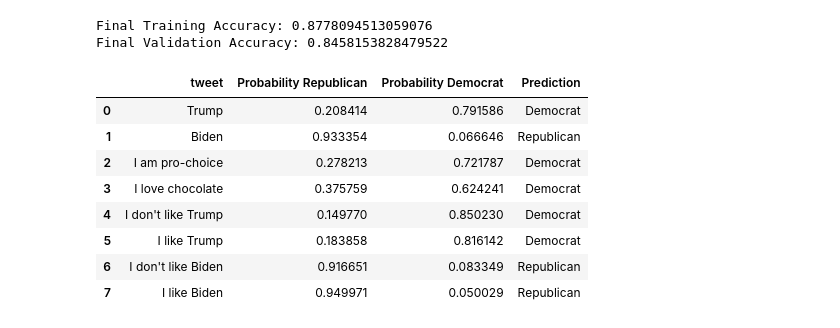
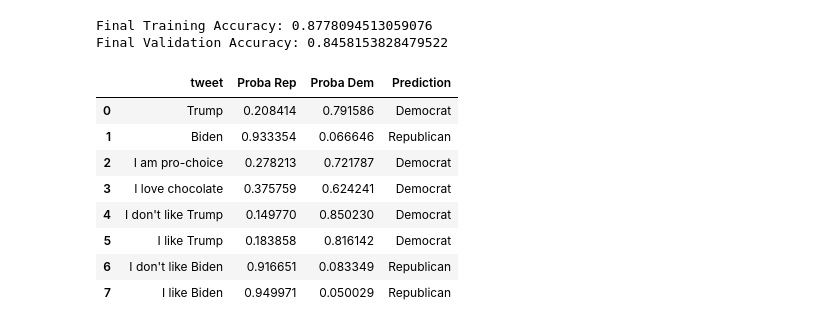
Before and after one commit to Julie048/Predicting-Republican-Democrat-Tweets, a Jupyter notebook: Main_model.ipynb, the cells around one changed output. Cells and saved outputs as stored; diff of their text form; code cells hidden in the pictures.

```diff
--- a/Main_model.ipynb
+++ b/Main_model.ipynb
@@ -541,28 +541,28 @@ Final Validation Accuracy: 0.8458153828479522
 # %%
 #Qualitative result for the report, we test the prediction that the model makes for simple poltical or neutral words
 best_model = PoliticalClassifier("best")
 model_path = get_model_name("model5", batch_size=128, learning_rate=0.00002, hidden_dim=80, embedding_dim=80, dropout_prob=0.5, epoch=39)
 state = torch.load(model_path)
 best_model.load_state_dict(state)
 
 test_tweets = ["Trump", "Biden", "I am pro-choice", "I love chocolate", "I don't like Trump", "I like Trump","I don't like Biden", "I like Biden"]
 
 test_df = pd.DataFrame(test_tweets, columns=["tweet"])
 test_tweet_encoded = torch.tensor([encode_text(text) for text in test_df["tweet"]], dtype=torch.long)
 
 best_model.eval()
 with torch.no_grad():
     logits = best_model(test_tweet_encoded)
     probability = F.softmax(logits, dim=1)
 
-test_df["Probability Republican"] = probability[:, 0]
-test_df["Probability Democrat"] = probability[:, 1]
+test_df["Proba Rep"] = probability[:, 0]
+test_df["Proba Dem"] = probability[:, 1]
 
-test_df["Prediction"]=test_df.apply(lambda row: "Republican" if row["Probability Republican"] > row["Probability Democrat"] else "Democrat", axis=1)
+test_df["Prediction"]=test_df.apply(lambda row: "Republican" if row["Proba Rep"] > row["Proba Dem"] else "Democrat", axis=1)
 
 display(test_df)
 # %% [output]
-|  | tweet | Probability Republican | Probability Democrat | Prediction |
+|  | tweet | Proba Rep | Proba Dem | Prediction |
 | 0 | Trump | 0.208414 | 0.791586 | Democrat |
 | 1 | Biden | 0.933354 | 0.066646 | Republican |
 | 2 | I am pro-choice | 0.278213 | 0.721787 | Democrat |
```
Also changed, not shown: 3 other files.
